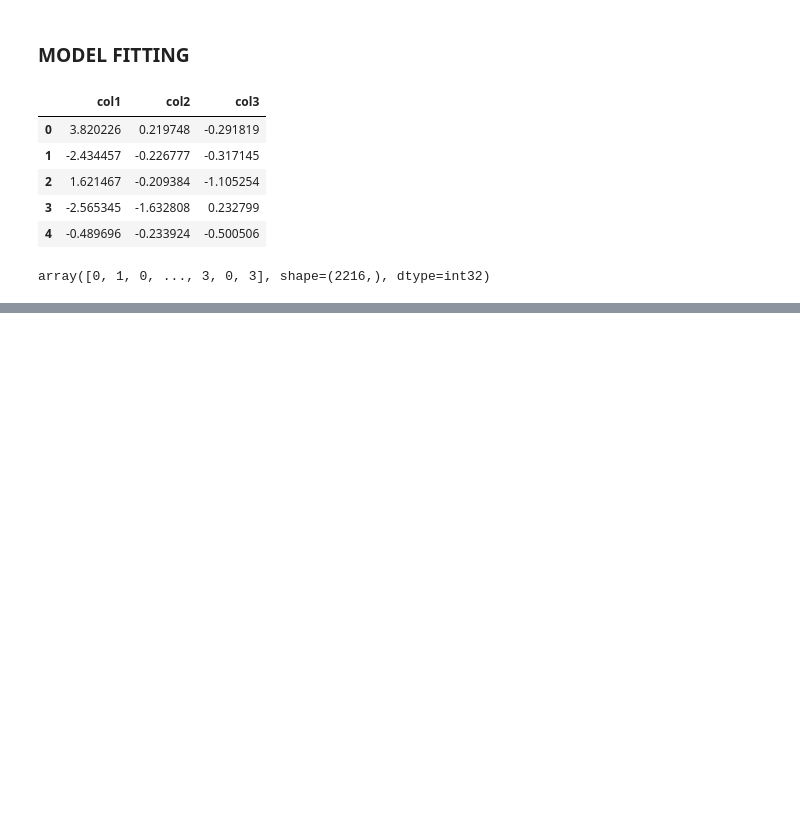
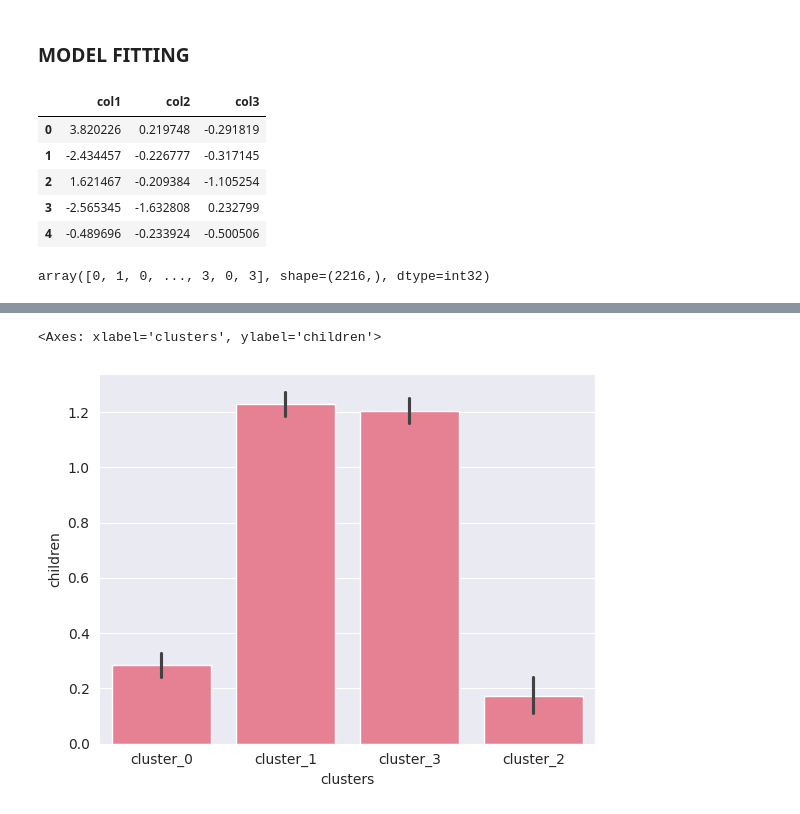
Before and after one commit to Muyiiwaa/machine_learning_notes, a Jupyter notebook: unsupervised_learning/clusterin_pca_jan.ipynb, the cells around one changed output, grey strips where cells are left out. Cells and saved outputs as stored; diff of their text form; code cells hidden in the pictures; blank space fills up the shorter version.

```diff
--- a/unsupervised_learning/clusterin_pca_jan.ipynb
+++ b/unsupervised_learning/clusterin_pca_jan.ipynb
@@ -131,0 +140,6 @@ DuplicateError: Expected unique column names, got:
+# %%
+clean_data['children'] = clean_data['Kidhome'] + clean_data["Teenhome"]
+sns.barplot(data=clean_data, x = 'clusters', y = 'children')
+# %% [output]
+<Axes: xlabel='clusters', ylabel='children'>
+[figure, added]
```
Also changed, not shown: parts of 3 cells of this notebook.
